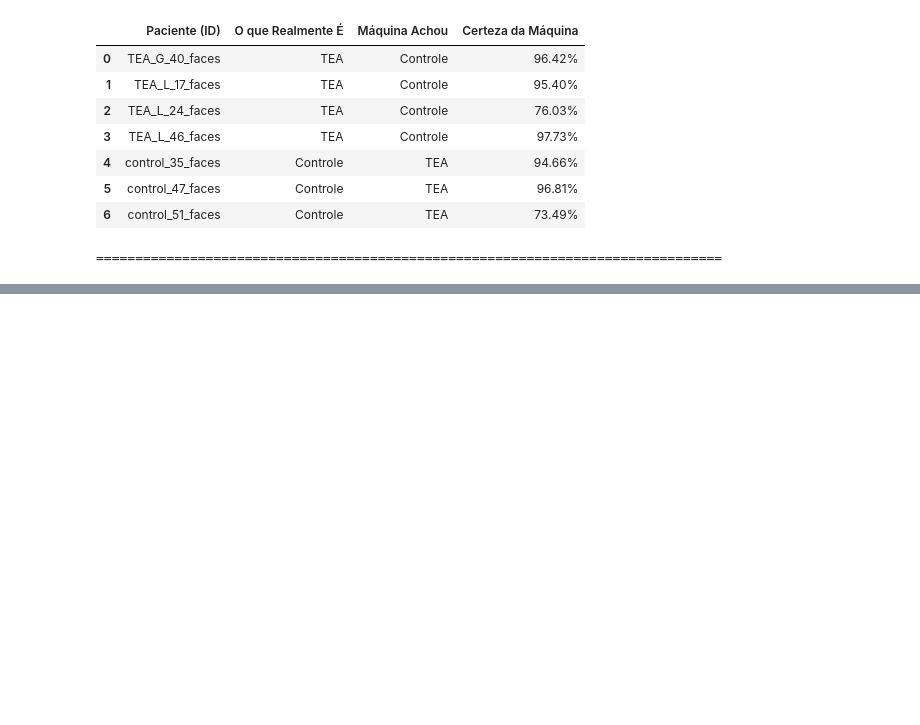
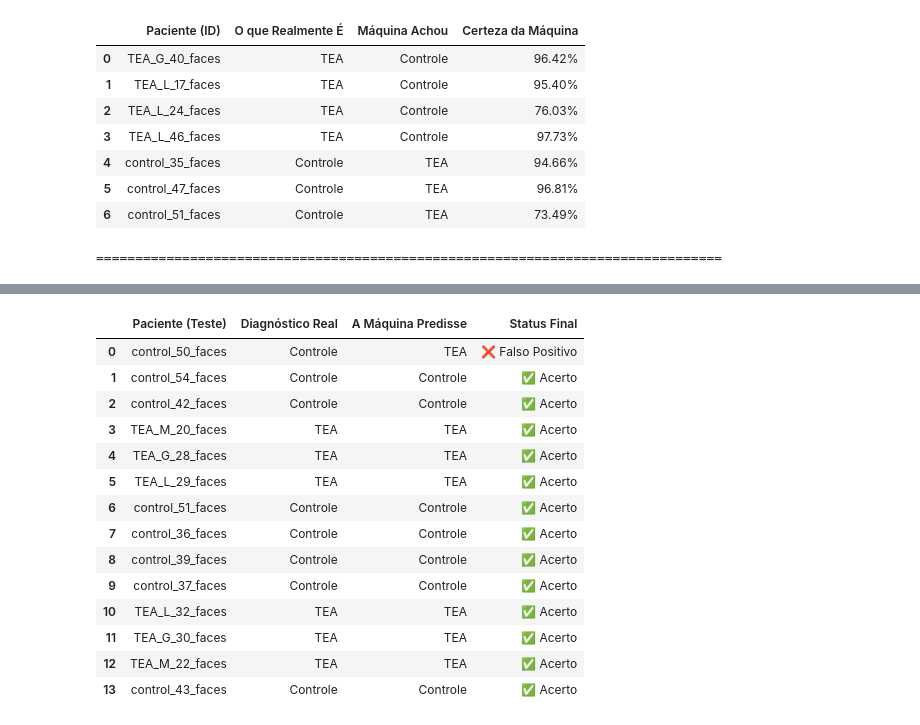
Before and after one commit to brunoandrade-osw/eeg-asd-classification, a Jupyter notebook: notebooks/08_Test.ipynb, the cells around one changed output, grey strips where cells are left out. Drawn from its saved outputs; the diff is of its cells as text; code cells hidden in the pictures; blank space fills up the shorter version.

Commit message:
finalização_parametros

```diff
--- a/notebooks/08_Test.ipynb
+++ b/notebooks/08_Test.ipynb
@@ -1920,0 +2053,82 @@ A topologia dos dados é incrivelmente rígida. Teste expandir para 'k=20' no Se
+# %%
+#AUDITORIA DO CORTE DE 14 PACIENTES (92,86%)
+
+import pandas as pd
+import numpy as np
+import os
+from sklearn.model_selection import train_test_split
+from sklearn.preprocessing import StandardScaler
+from sklearn.neighbors import KNeighborsClassifier
+from IPython.display import display
+import warnings
+warnings.filterwarnings('ignore')
+
+print("="*80)
+print("AUDITORIA - CENÁRIO 2: HOLD-OUT 14 PACIENTES NO TESTE (92.86%) - CORTE 33%")
+print("="*80)
+
+# Preparação dos dados
+DIR_REPORTS = '../reports/'
+ARQUIVO_MATRIZ_ORIGINAL = 'tabela_features_eeg_completa.csv'
+caminho_arquivo = os.path.join(DIR_REPORTS, ARQUIVO_MATRIZ_ORIGINAL)
+
+df = pd.read_csv(caminho_arquivo)
+if 'Condicao' in df.columns:
+    df = df[df['Condicao'] == 'Face Feliz'].copy()
+
+features_numericas = [c for c in df.columns if c not in ['ID', 'Grupo', 'Condicao', 'Tipo', 'Frame_Num', 'Target']]
+if 'ID' in df.columns and df['ID'].duplicated().any():
+    df_agrupado = df.groupby(['ID', 'Grupo'])[features_numericas].mean().reset_index()
+else:
+    df_agrupado = df.copy()
+
+if 'Target' not in df_agrupado.columns:
+    df_agrupado['Target'] = df_agrupado['Grupo'].map({'TEA': 1, 'Control': 0})
+
+features_ouro = ['AlphaRel_P3', 'AlphaRel_Fp2', 'BetaRel_F7', 'AlphaRel_F8', 'GammaRel_F7']
+X = df_agrupado[features_ouro].values
+y = df_agrupado['Target'].values
+ids = df_agrupado['ID'].values
+
+# O Corte (14 pacientes - 33%)
+X_train, X_test, y_train, y_test, id_train, id_test = train_test_split(
+    X, y, ids, test_size=14, random_state=5, stratify=y
+)
+
+# Escalonamento e Treinamento
+scaler = StandardScaler()
+X_train_scaled = scaler.fit_transform(X_train)
+X_test_scaled = scaler.transform(X_test)
+
+modelo = KNeighborsClassifier(n_neighbors=3)
+modelo.fit(X_train_scaled, y_train)
+y_pred = modelo.predict(X_test_scaled)
+
+# Construção da Tabela Visual
+resultados_teste = []
+for i in range(len(id_test)):
+    diagnostico_real = "TEA" if y_test[i] == 1 else "Controle"
+    diagnostico_pred = "TEA" if y_pred[i] == 1 else "Controle"
+
+    if y_test[i] == y_pred[i]:
+        status = "✅ Acerto"
+    else:
+        status = "❌ Falso Positivo" if diagnostico_pred == "TEA" else "❌ Falso Negativo"
+
+    resultados_teste.append({
+        'Paciente (Teste)': id_test[i],
+        'Diagnóstico Real': diagnostico_real,
+        'A Máquina Predisse': diagnostico_pred,
+        'Status Final': status
+    })
+
+df_resultados = pd.DataFrame(resultados_teste)
+df_resultados = df_resultados.sort_values(by='Status Final', ascending=False).reset_index(drop=True)
+
+pacientes_treino = ", ".join(sorted(id_train))
+print(f"Pacientes usados para ensinar a máquina ({len(id_train)}): \n{pacientes_treino}")
+print("-" * 80)
+print("DESEMPENHO NO GRUPO DE TESTE:")
+display(df_resultados)
+print("="*80)
+# %% [output]
@@ -1920,0 +2142,15 @@ A topologia dos dados é incrivelmente rígida. Teste expandir para 'k=20' no Se
+|  | Paciente (Teste) | Diagnóstico Real | A Máquina Predisse | Status Final |
+| 0 | control_50_faces | Controle | TEA | ❌ Falso Positivo |
+| 1 | control_54_faces | Controle | Controle | ✅ Acerto |
+| 2 | control_42_faces | Controle | Controle | ✅ Acerto |
+| 3 | TEA_M_20_faces | TEA | TEA | ✅ Acerto |
+| 4 | TEA_G_28_faces | TEA | TEA | ✅ Acerto |
+| 5 | TEA_L_29_faces | TEA | TEA | ✅ Acerto |
+| 6 | control_51_faces | Controle | Controle | ✅ Acerto |
+| 7 | control_36_faces | Controle | Controle | ✅ Acerto |
+| 8 | control_39_faces | Controle | Controle | ✅ Acerto |
+| 9 | control_37_faces | Controle | Controle | ✅ Acerto |
+| 10 | TEA_L_32_faces | TEA | TEA | ✅ Acerto |
+| 11 | TEA_G_30_faces | TEA | TEA | ✅ Acerto |
+| 12 | TEA_M_22_faces | TEA | TEA | ✅ Acerto |
+| 13 | control_43_faces | Controle | Controle | ✅ Acerto |
```
Also changed, not shown: parts of 12 cells of this notebook.
